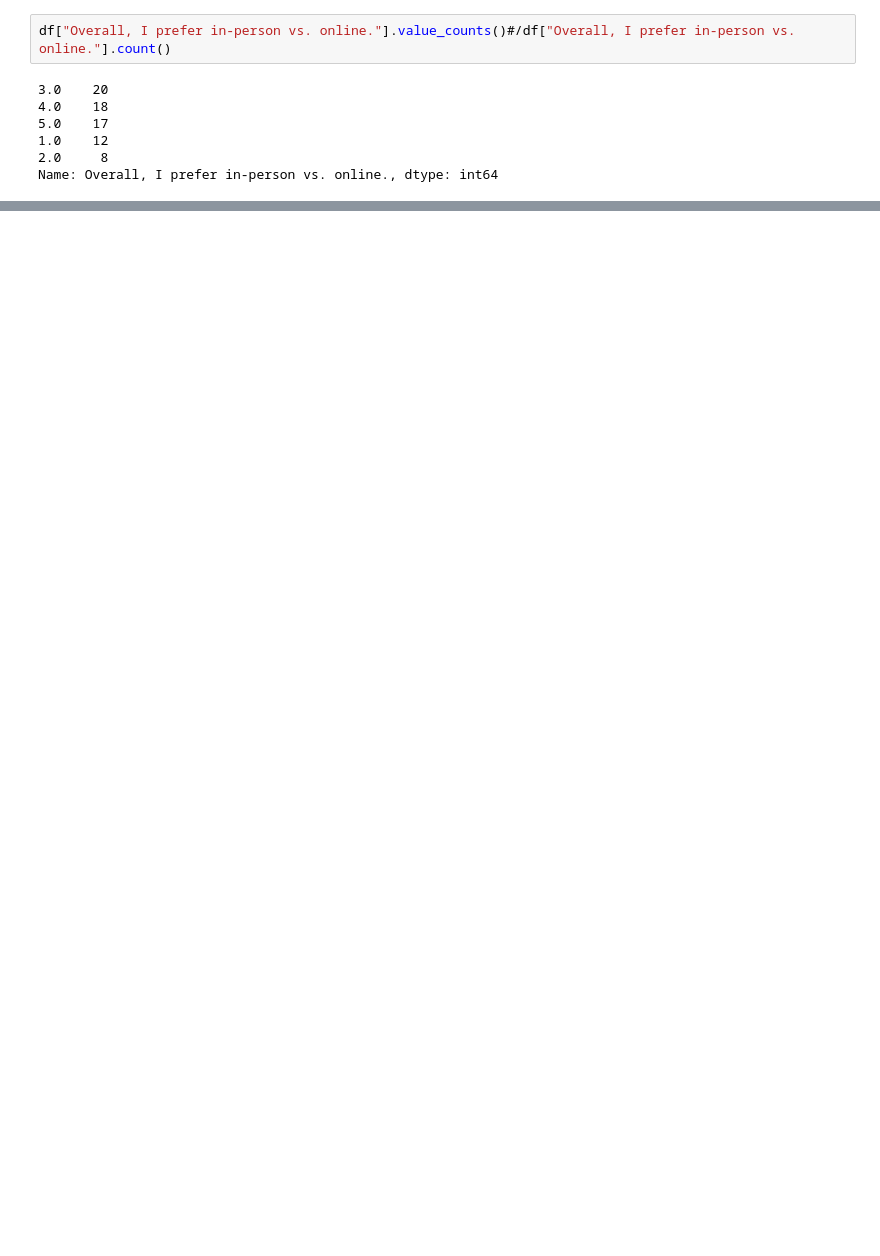
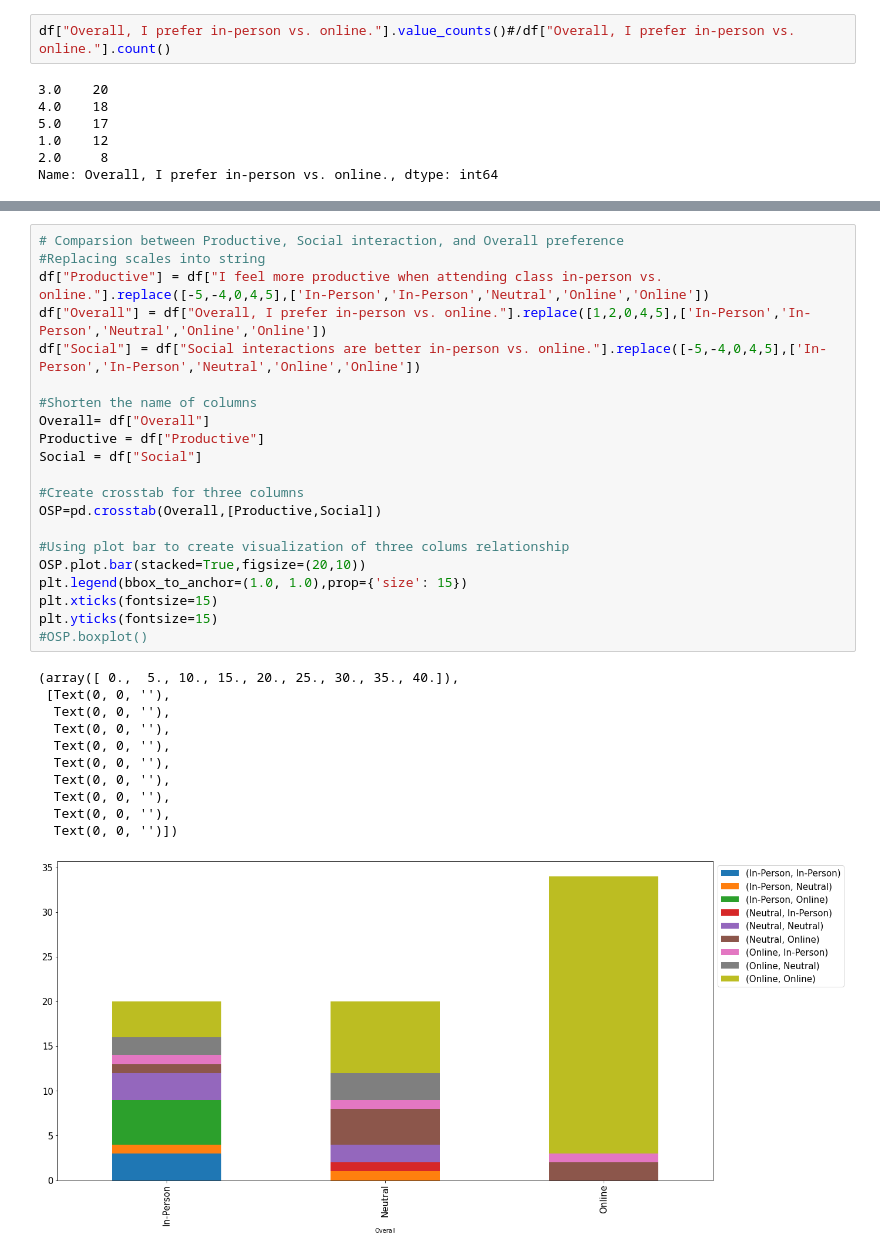
Before and after one commit to rgiron1/CS-105_miniproject, a Jupyter notebook: MiniProject.ipynb, the cells around one changed output, grey strips where cells are left out. Drawn from its saved outputs; the diff is of its cells as text; blank space fills up the shorter version.

```diff
--- a/MiniProject.ipynb
+++ b/MiniProject.ipynb
@@ -74,0 +117,33 @@ print(df.loc[[57,65]])
+# %%
+# Comparsion between Productive, Social interaction, and Overall preference
+#Replacing scales into string
+df["Productive"] = df["I feel more productive when attending class in-person vs. online."].replace([-5,-4,0,4,5],['In-Person','In-Person','Neutral','Online','Online'])
+df["Overall"] = df["Overall, I prefer in-person vs. online."].replace([1,2,0,4,5],['In-Person','In-Person','Neutral','Online','Online'])
+df["Social"] = df["Social interactions are better in-person vs. online."].replace([-5,-4,0,4,5],['In-Person','In-Person','Neutral','Online','Online'])
+
+#Shorten the name of columns
+Overall= df["Overall"]
+Productive = df["Productive"]
+Social = df["Social"]
+
+#Create crosstab for three columns
+OSP=pd.crosstab(Overall,[Productive,Social])
+
+#Using plot bar to create visualization of three colums relationship
+OSP.plot.bar(stacked=True,figsize=(20,10))
+plt.legend(bbox_to_anchor=(1.0, 1.0),prop={'size': 15})
+plt.xticks(fontsize=15)
+plt.yticks(fontsize=15)
+#OSP.boxplot()
+# %% [output]
+(array([ 0.,  5., 10., 15., 20., 25., 30., 35., 40.]),
+ [Text(0, 0, ''),
+  Text(0, 0, ''),
+  Text(0, 0, ''),
+  Text(0, 0, ''),
+  Text(0, 0, ''),
+  Text(0, 0, ''),
+  Text(0, 0, ''),
+  Text(0, 0, ''),
+  Text(0, 0, '')])
+[figure, added]
```
Also changed, not shown: parts of 24 cells of this notebook.
